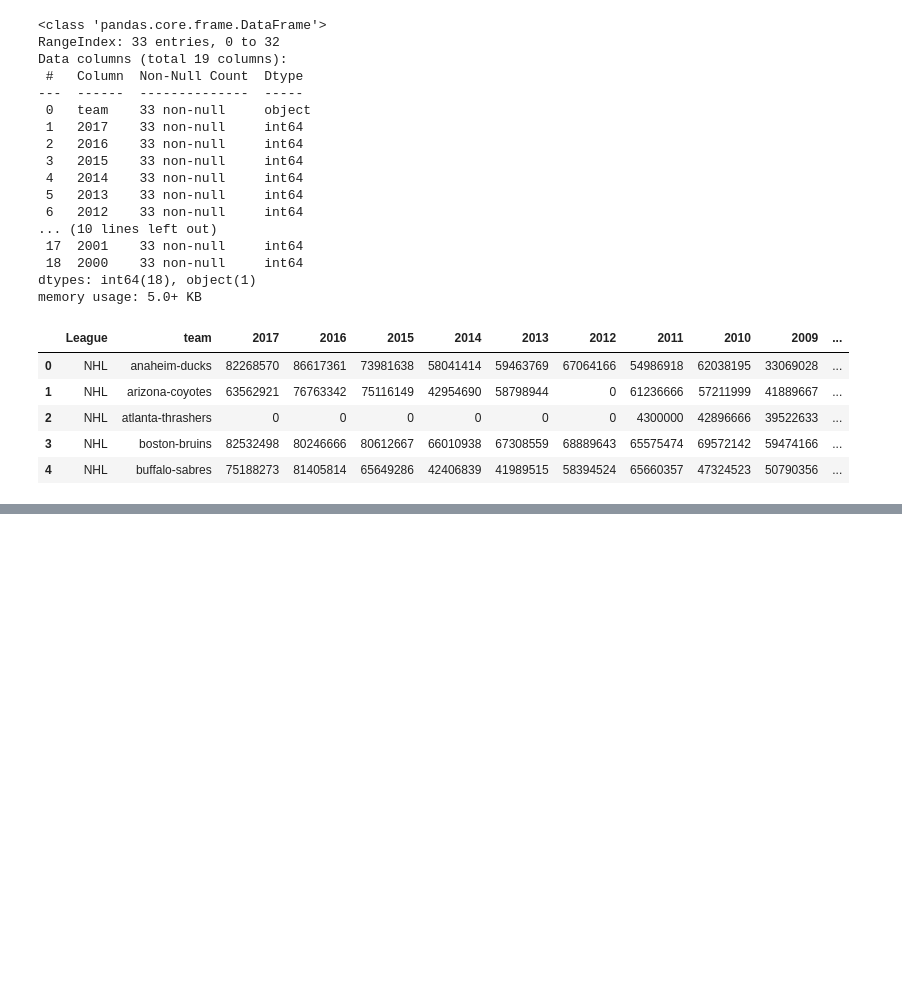
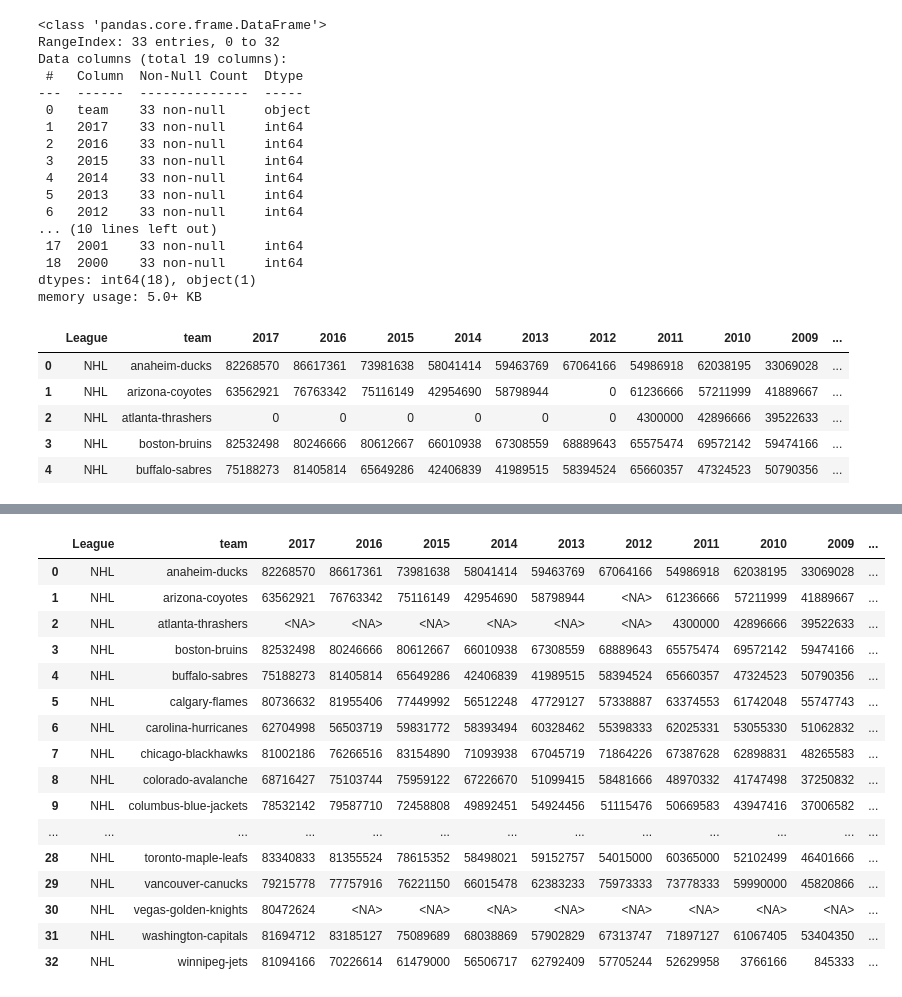
Before and after one commit to JP-Butler/Pro_Sports_Salary_Analysis, a Jupyter notebook: notebooks/data_cleaning.ipynb, the cells around one changed output, grey strips where cells are left out. Saved outputs shown, nothing was run; the diff lists cells and outputs as text; code cells hidden in the pictures; blank space fills up the shorter version.

```diff
--- a/notebooks/data_cleaning.ipynb
+++ b/notebooks/data_cleaning.ipynb
@@ -1411,3 +1426,8 @@ team_nhl_df.head()
 | 2 | NHL | atlanta-thrashers | 0 | 0 | 0 | 0 | 0 | 0 | 4300000 | 42896666 | 39522633 | ... |
 | 3 | NHL | boston-bruins | 82532498 | 80246666 | 80612667 | 66010938 | 67308559 | 68889643 | 65575474 | 69572142 | 59474166 | ... |
 | 4 | NHL | buffalo-sabres | 75188273 | 81405814 | 65649286 | 42406839 | 41989515 | 58394524 | 65660357 | 47324523 | 50790356 | ... |
+# %%
+# Cell to replace 0 values with Nan to match other league data
+# syntax to follow: df.replace(0, np.nan, inplace=True)
+team_nhl_df = team_nhl_df.replace(0, np.nan)
+team_nhl_df.head()
@@ -1413,0 +1462,10 @@ team_nhl_df.head()
+# %%
+# Need to convert all columns but League to numeric-Int64 types
+# Set difference by excluding Team & League column & convert to numeric
+nhl_num_columns = team_nhl_df.columns.difference(['team', 'League'])
+team_nhl_df[nhl_num_columns] = team_nhl_df[nhl_num_columns].apply(pd.to_numeric, errors='coerce')
+
+# Specify numeric type as Int64
+team_nhl_df[nhl_num_columns] = team_nhl_df[nhl_num_columns].astype('Int64')
+# Check success of conversion
+team_nhl_df.info()
@@ -1413,0 +1490,21 @@ team_nhl_df.head()
+# %%
+# Review DF for desired format
+team_nhl_df
+# %% [output]
+|  | League | team | 2017 | 2016 | 2015 | 2014 | 2013 | 2012 | 2011 | 2010 | 2009 | ... |
+| 0 | NHL | anaheim-ducks | 82268570 | 86617361 | 73981638 | 58041414 | 59463769 | 67064166 | 54986918 | 62038195 | 33069028 | ... |
+| 1 | NHL | arizona-coyotes | 63562921 | 76763342 | 75116149 | 42954690 | 58798944 | <NA> | 61236666 | 57211999 | 41889667 | ... |
+| 2 | NHL | atlanta-thrashers | <NA> | <NA> | <NA> | <NA> | <NA> | <NA> | 4300000 | 42896666 | 39522633 | ... |
+| 3 | NHL | boston-bruins | 82532498 | 80246666 | 80612667 | 66010938 | 67308559 | 68889643 | 65575474 | 69572142 | 59474166 | ... |
+| 4 | NHL | buffalo-sabres | 75188273 | 81405814 | 65649286 | 42406839 | 41989515 | 58394524 | 65660357 | 47324523 | 50790356 | ... |
+| 5 | NHL | calgary-flames | 80736632 | 81955406 | 77449992 | 56512248 | 47729127 | 57338887 | 63374553 | 61742048 | 55747743 | ... |
+| 6 | NHL | carolina-hurricanes | 62704998 | 56503719 | 59831772 | 58393494 | 60328462 | 55398333 | 62025331 | 53055330 | 51062832 | ... |
+| 7 | NHL | chicago-blackhawks | 81002186 | 76266516 | 83154890 | 71093938 | 67045719 | 71864226 | 67387628 | 62898831 | 48265583 | ... |
+| 8 | NHL | colorado-avalanche | 68716427 | 75103744 | 75959122 | 67226670 | 51099415 | 58481666 | 48970332 | 41747498 | 37250832 | ... |
+| 9 | NHL | columbus-blue-jackets | 78532142 | 79587710 | 72458808 | 49892451 | 54924456 | 51115476 | 50669583 | 43947416 | 37006582 | ... |
+| ... | ... | ... | ... | ... | ... | ... | ... | ... | ... | ... | ... | ... |
+| 28 | NHL | toronto-maple-leafs | 83340833 | 81355524 | 78615352 | 58498021 | 59152757 | 54015000 | 60365000 | 52102499 | 46401666 | ... |
+| 29 | NHL | vancouver-canucks | 79215778 | 77757916 | 76221150 | 66015478 | 62383233 | 75973333 | 73778333 | 59990000 | 45820866 | ... |
+| 30 | NHL | vegas-golden-knights | 80472624 | <NA> | <NA> | <NA> | <NA> | <NA> | <NA> | <NA> | <NA> | ... |
+| 31 | NHL | washington-capitals | 81694712 | 83185127 | 75089689 | 68038869 | 57902829 | 67313747 | 71897127 | 61067405 | 53404350 | ... |
+| 32 | NHL | winnipeg-jets | 81094166 | 70226614 | 61479000 | 56506717 | 62792409 | 57705244 | 52629958 | 3766166 | 845333 | ... |
```
Also changed, not shown: parts of 9 cells of this notebook.
